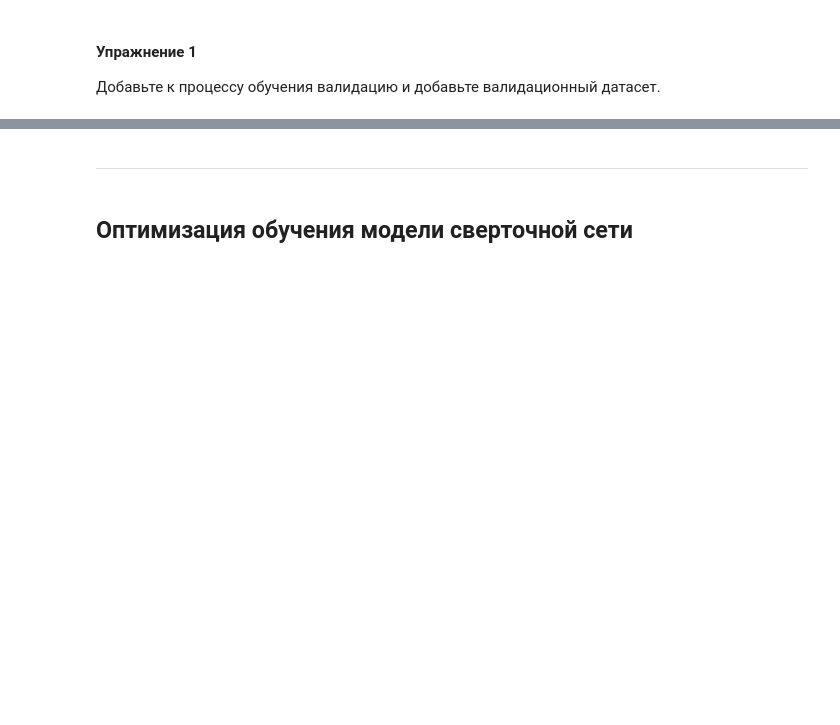
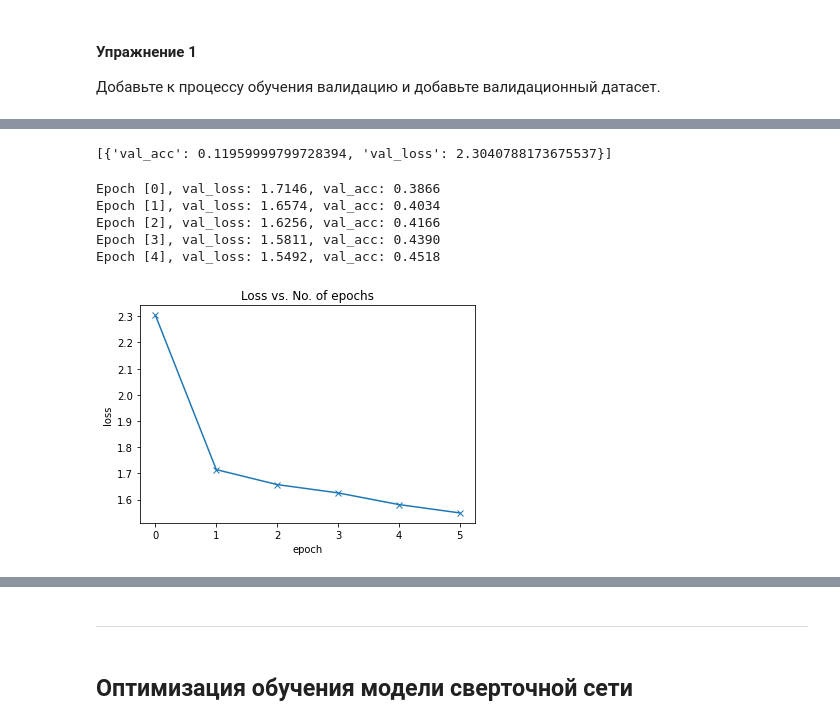
Before and after one commit to newu2012/ComputerVisionCourse, a Jupyter notebook: Практики/lab4_classification_cnn_torch.ipynb, the cells around one changed output, grey strips where cells are left out. Saved outputs shown, nothing was run; the diff lists cells and outputs as text; code cells hidden in the pictures; blank space fills up the shorter version.

```diff
--- a/Практики/lab4_classification_cnn_torch.ipynb
+++ b/Практики/lab4_classification_cnn_torch.ipynb
@@ -382,0 +566,32 @@ Accuracy of truck : 57 %
+# %%
+class CIFAR10Model(ImageClassificationBase):
+    def __init__(self):
+        super().__init__()
+        self.linear1 = nn.Linear(input_size, 256)
+        self.linear2 = nn.Linear(256, 128)
+        self.linear3 = nn.Linear(128, output_size)
+
+    def forward(self, xb):
+        # Flatten images into vectors
+        out = xb.view(xb.size(0), -1)
+        # Apply layers & activation functions
+        out = self.linear1(out)
+        out = F.relu(out)
+        out = self.linear2(out)
+        out = F.relu(out)
+        out = self.linear3(out)
+        return out
+# %%
+model = to_device(CIFAR10Model(), device)
+
+history = [evaluate(model, val_loader)]
+history
+# %% [output]
+[{'val_acc': 0.11959999799728394, 'val_loss': 2.3040788173675537}]
+# %%
+def plot_losses(history):
+    losses = [x['val_loss'] for x in history]
+    plt.plot(losses, '-x')
+    plt.xlabel('epoch')
+    plt.ylabel('loss')
+    plt.title('Loss vs. No. of epochs');
@@ -382,0 +605,12 @@ Accuracy of truck : 57 %
+# %%
+history += fit(model, train_loader, val_loader)
+# %% [output]
+Epoch [0], val_loss: 1.7146, val_acc: 0.3866
+Epoch [1], val_loss: 1.6574, val_acc: 0.4034
+Epoch [2], val_loss: 1.6256, val_acc: 0.4166
+Epoch [3], val_loss: 1.5811, val_acc: 0.4390
+Epoch [4], val_loss: 1.5492, val_acc: 0.4518
+# %%
+plot_losses(history)
+# %% [output]
+[figure, added]
```
Also changed, not shown: parts of 44 cells of this notebook.
